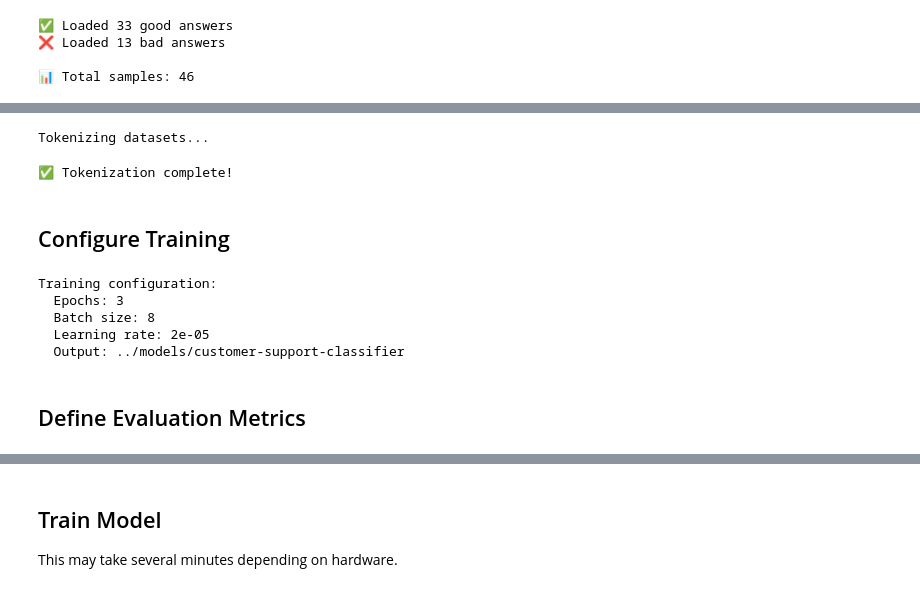
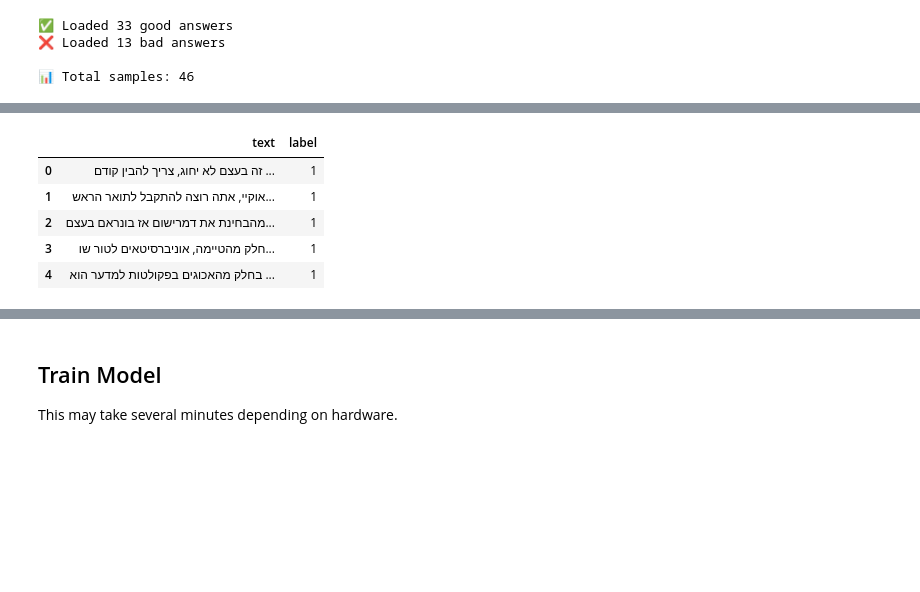
Before and after one commit to tomerbabila/customer-support-llm, a Jupyter notebook: notebooks/model_finetuning.ipynb, the cells around one changed output, grey strips where cells are left out. Saved outputs shown, nothing was run; the diff lists cells and outputs as text; code cells hidden in the pictures; blank space fills up the shorter version.

```diff
--- a/notebooks/model_finetuning.ipynb
+++ b/notebooks/model_finetuning.ipynb
@@ -137,68 +75,0 @@ You should probably TRAIN this model on a down-stream task to be able to use it
-# %%
-# Create HuggingFace datasets
-train_dataset = Dataset.from_dict({
-    'text': train_texts,
-    'label': train_labels
-})
-
-val_dataset = Dataset.from_dict({
-    'text': val_texts,
-    'label': val_labels
-})
-
-# Tokenize function
-def tokenize_function(examples):
-    return tokenizer(
-        examples['text'],
-        padding='max_length',
-        truncation=True,
-        max_length=512
-    )
-
-# Apply tokenization
-print("Tokenizing datasets...")
-train_dataset = train_dataset.map(tokenize_function, batched=True)
-val_dataset = val_dataset.map(tokenize_function, batched=True)
-
-# Set format for PyTorch
-train_dataset.set_format('torch', columns=['input_ids', 'attention_mask', 'label'])
-val_dataset.set_format('torch', columns=['input_ids', 'attention_mask', 'label'])
-
-print("✅ Tokenization complete!")
-# %% [output]
-Tokenizing datasets...
-✅ Tokenization complete!
-# %% [markdown]
-## Configure Training
-# %%
-# Define training arguments
-training_args = TrainingArguments(
-    output_dir="../models/customer-support-classifier",
-    eval_strategy ="epoch",
-    save_strategy="epoch",
-    learning_rate=2e-5,
-    per_device_train_batch_size=8,
-    per_device_eval_batch_size=8,
-    num_train_epochs=3,
-    weight_decay=0.01,
-    load_best_model_at_end=True,
-    metric_for_best_model="accuracy",
-    logging_dir="../models/logs",
-    logging_steps=10,
-    save_total_limit=2,  # Keep only 2 best checkpoints
-    report_to="none",  # Disable wandb/tensorboard
-)
-
-print("Training configuration:")
-print(f"  Epochs: {training_args.num_train_epochs}")
-print(f"  Batch size: {training_args.per_device_train_batch_size}")
-print(f"  Learning rate: {training_args.learning_rate}")
-print(f"  Output: {training_args.output_dir}")
-# %% [output]
-Training configuration:
-  Epochs: 3
-  Batch size: 8
-  Learning rate: 2e-05
-  Output: ../models/customer-support-classifier
-# %% [markdown]
-## Define Evaluation Metrics
@@ -225,0 +76,12 @@ def compute_metrics(pred):
+# %%
+# Convert to DataFrame
+df = pd.DataFrame(all_data)
+
+display(df.head())
+# %% [output]
+|  | text | label |
+| 0 | זה בעצם לא יחוג, צריך להבין קודם ... | 1 |
+| 1 | אוקיי, אתה רוצה להתקבל לתואר הראש... | 1 |
+| 2 | מהבחינת את דמרישום אז בונראם בעצם... | 1 |
+| 3 | חלק מהטיימה, אוניברסיטאים לטור שו... | 1 |
+| 4 | בחלק מהאכוגים בפקולטות למדער הוא ... | 1 |
```
Also changed, not shown: parts of 21 cells of this notebook.
